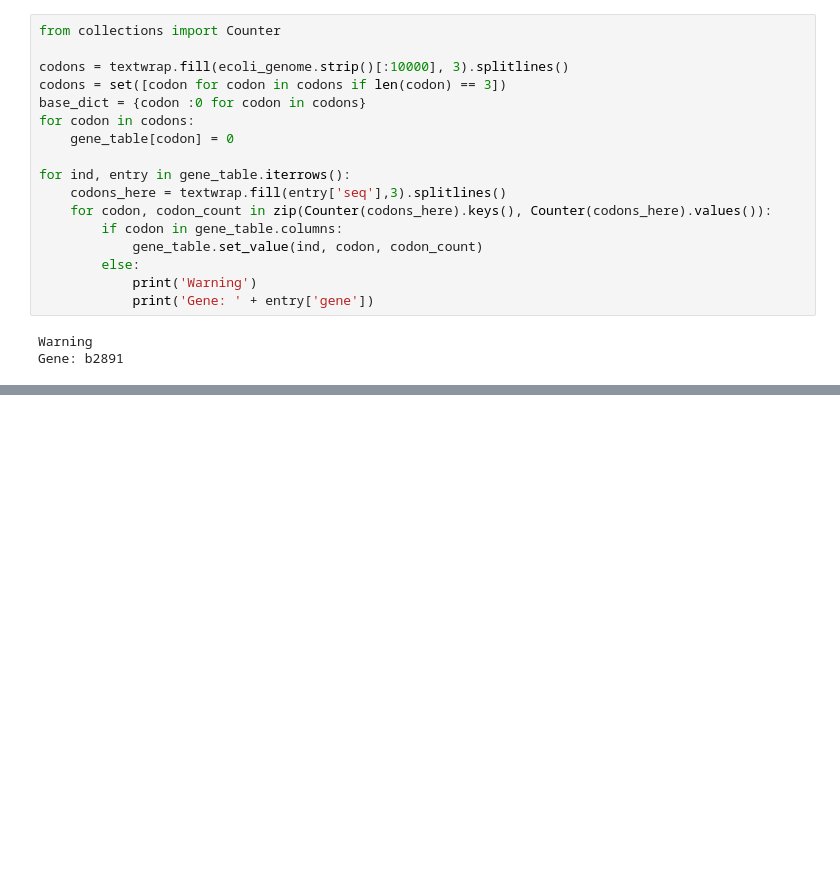
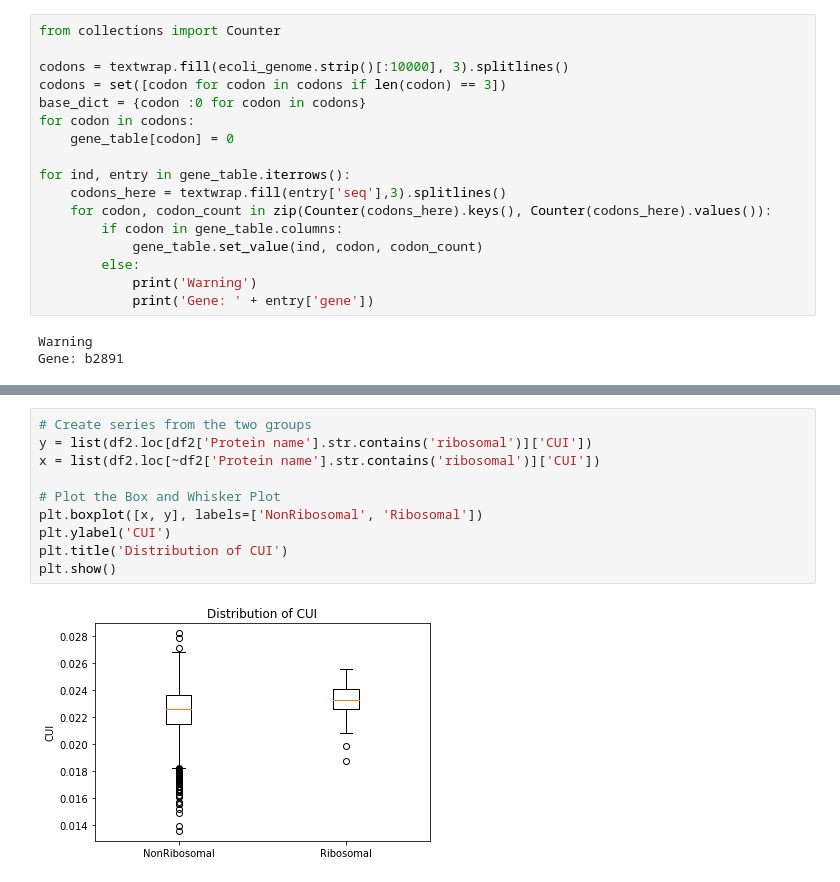
Before and after one commit to ericiscool/BIMM185, a Jupyter notebook: Lab Reports/Week 2/Report 2.ipynb, the cells around one changed output, grey strips where cells are left out. Cells and saved outputs as stored; diff of their text form; blank space fills up the shorter version.

```diff
--- a/Lab Reports/Week 2/Report 2.ipynb
+++ b/Lab Reports/Week 2/Report 2.ipynb
@@ -255,0 +274,12 @@ plt.hist(list(Norm_Counts['CUI']))
+# %%
+# Create series from the two groups
+y = list(df2.loc[df2['Protein name'].str.contains('ribosomal')]['CUI'])
+x = list(df2.loc[~df2['Protein name'].str.contains('ribosomal')]['CUI'])
+
+# Plot the Box and Whisker Plot
+plt.boxplot([x, y], labels=['NonRibosomal', 'Ribosomal'])
+plt.ylabel('CUI')
+plt.title('Distribution of CUI')
+plt.show()
+# %% [output]
+[figure, added]
```
Also changed, not shown: parts of 18 cells of this notebook, 2 other files.
